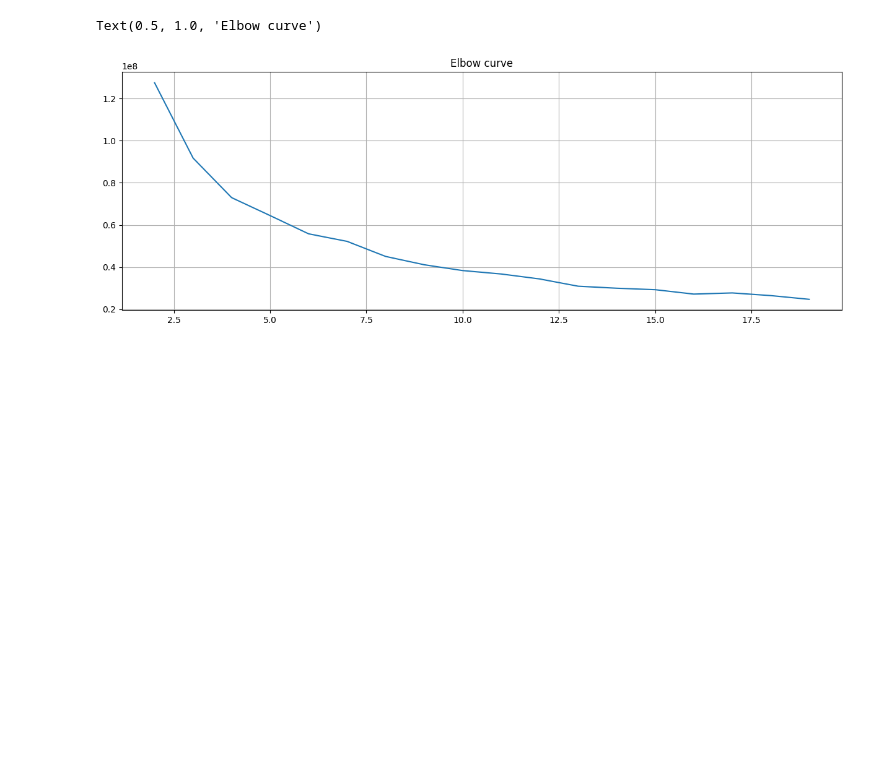
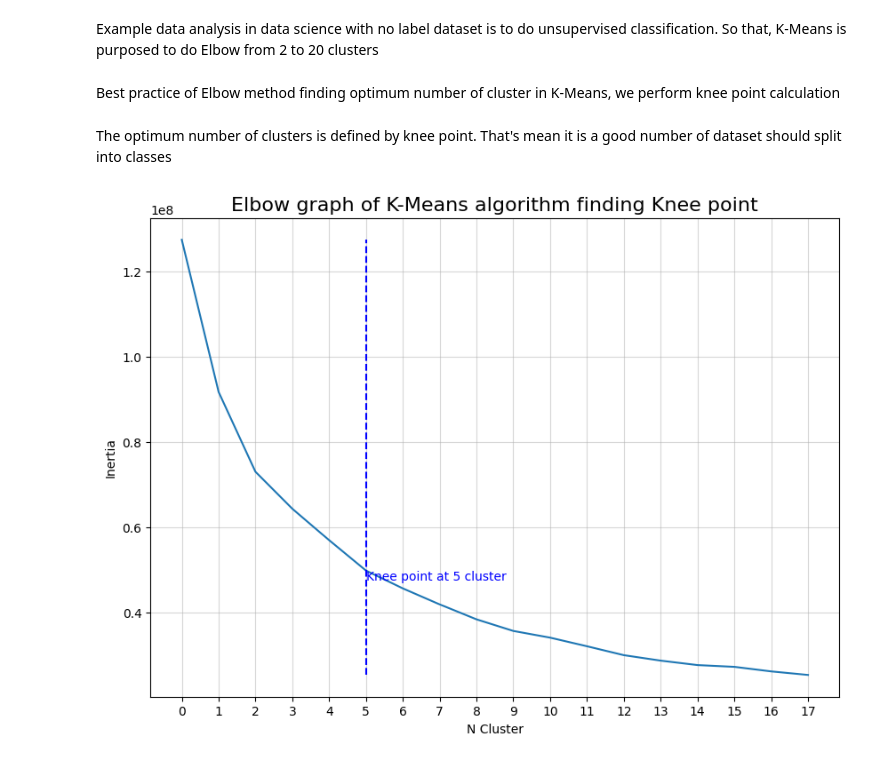
Before and after one commit to thanthamky/lidar-forestry, a Jupyter notebook: Unsupervised K Means.ipynb, the cells around one changed output. Cells and saved outputs as stored; diff of their text form; code cells hidden in the pictures; blank space fills up the shorter version.

```diff
--- a/Unsupervised K Means.ipynb
+++ b/Unsupervised K Means.ipynb
@@ -44,3 +34,5 @@ trees
+# %% [markdown]
+Example data analysis in data science with no label dataset is to do unsupervised classification. So that, K-Means is purposed to do Elbow from 2 to 20 clusters
 # %%
 X = trees.iloc[:, 1:-1]
 distorsions = []
@@ -48,11 +40,51 @@ for k in range(2, 20):
     kmeans = KMeans(n_clusters=k)
     kmeans.fit(X)
     distorsions.append(kmeans.inertia_)
-
-fig = plt.figure(figsize=(15, 5))
-plt.plot(range(2, 20), distorsions)
-plt.grid(True)
-plt.title('Elbow curve')
-# %% [output]
-Text(0.5, 1.0, 'Elbow curve')
-[figure, removed]
+# %% [markdown]
+Best practice of Elbow method finding optimum number of cluster in K-Means, we perform knee point calculation
+# %%
+import numpy as np
+
+def find_knee_point(data: np.ndarray) -> tuple[int, int|float , float|int]:
+
+    # Convert to NumPy arrays
+    x = np.arange(len(data))
+    y = np.array(data)
+
+    # Calculate line between first and last point
+    p1 = np.array([0, y[0]])
+    p2 = np.array([len(data) - 1, y[-1]])
+    m = (p2[1] - p1[1]) / (p2[0] - p1[0])  # Slope
+    b = p1[1] - m * p1[0]  # Y-intercept
+
+    # Calculate distances of each point from the line
+    distances = np.abs(y - (m * x + b)) / np.sqrt(1 + m**2)
+
+    # Knee point is the one with the maximum distance
+    knee_idx = np.argmax(distances)
+    return knee_idx, x[knee_idx], y[knee_idx]
+# %% [markdown]
+The optimum number of clusters is defined by knee point. That's mean it is a good number of dataset should split into classes
+# %%
+
+    plot_metric = np.asarray(distorsions)
+    idx, x, y = find_knee_point(plot_metric)
+
+
+    plt.figure(figsize=(10, 7))
+
+    plt.plot(distorsions)
+
+    plt.xticks(np.arange(len(plot_metric)), np.arange(len(plot_metric)), rotation=0)
+
+    plt.vlines(x, plot_metric.min(), plot_metric.max(), color='blue', linestyle='dashed')
+    plt.text(x, plot_metric.mean()-2, f'Knee point at {x} cluster', color='blue')
+
+    plt.ylabel('Inertia')
+    plt.xlabel('N Cluster')
+
+    plt.title('Elbow graph of K-Means algorithm finding Knee point', fontsize=16)
+    plt.grid(alpha=.5)
+    plt.show()
+# %% [output]
+[figure, added]
```
Also changed, not shown: parts of 5 cells of this notebook, 1 other file.
